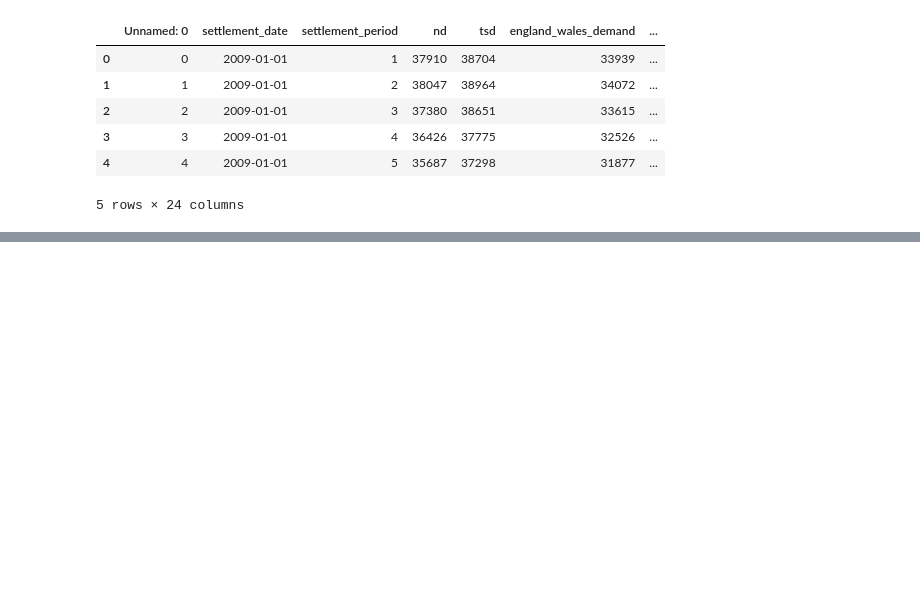
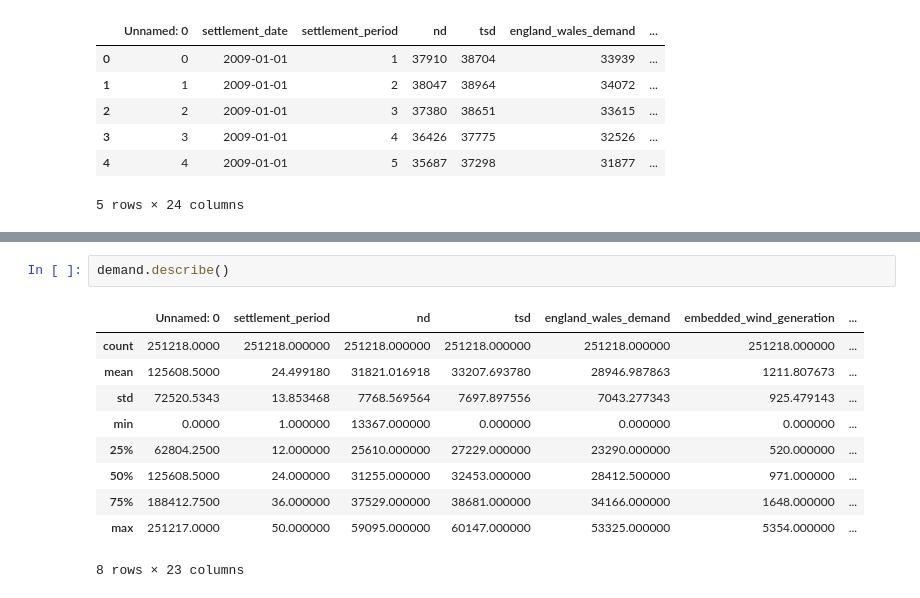
Before and after one commit to OlajideFemi/Carbon-Footprint, a Jupyter notebook: Another_copy_of_Energy_Consumption_Forecasting.ipynb, the cells around one changed output, grey strips where cells are left out. Saved outputs shown, nothing was run; the diff lists cells and outputs as text; blank space fills up the shorter version.

```diff
--- a/Another_copy_of_Energy_Consumption_Forecasting.ipynb
+++ b/Another_copy_of_Energy_Consumption_Forecasting.ipynb
@@ -57,0 +56,13 @@ demand.shape
+# %%
+demand.describe()
+# %% [output]
+|  | Unnamed: 0 | settlement_period | nd | tsd | england_wales_demand | embedded_wind_generation | ... |
+| count | 251218.0000 | 251218.000000 | 251218.000000 | 251218.000000 | 251218.000000 | 251218.000000 | ... |
+| mean | 125608.5000 | 24.499180 | 31821.016918 | 33207.693780 | 28946.987863 | 1211.807673 | ... |
+| std | 72520.5343 | 13.853468 | 7768.569564 | 7697.897556 | 7043.277343 | 925.479143 | ... |
+| min | 0.0000 | 1.000000 | 13367.000000 | 0.000000 | 0.000000 | 0.000000 | ... |
+| 25% | 62804.2500 | 12.000000 | 25610.000000 | 27229.000000 | 23290.000000 | 520.000000 | ... |
+| 50% | 125608.5000 | 24.000000 | 31255.000000 | 32453.000000 | 28412.500000 | 971.000000 | ... |
+| 75% | 188412.7500 | 36.000000 | 37529.000000 | 38681.000000 | 34166.000000 | 1648.000000 | ... |
+| max | 251217.0000 | 50.000000 | 59095.000000 | 60147.000000 | 53325.000000 | 5354.000000 | ... |
+8 rows × 23 columns
```
Also changed, not shown: parts of 5 cells of this notebook.
